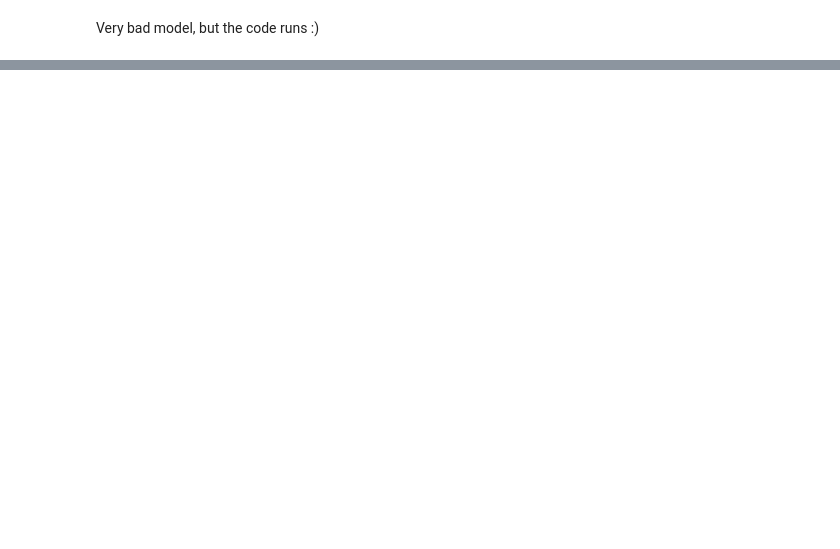
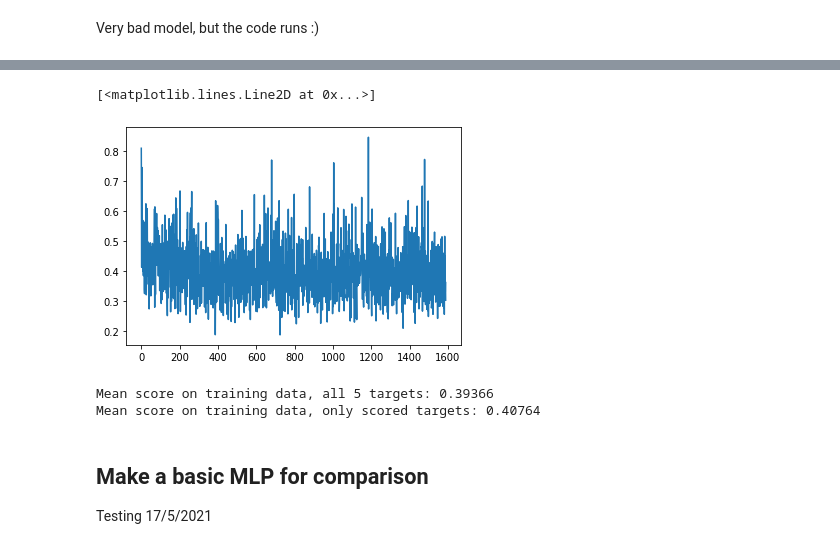
Before and after one commit to Samicus/Adv_ML_Project, a Jupyter notebook: testEDA_pontus.ipynb, the cells around one changed output, grey strips where cells are left out. Saved outputs shown, nothing was run; the diff lists cells and outputs as text; code cells hidden in the pictures; blank space fills up the shorter version.

Commit message:
included distance matrix in GraphConv, added basic MLP model for comparison, ran training on filtered data

```diff
--- a/testEDA_pontus.ipynb
+++ b/testEDA_pontus.ipynb
@@ -703,0 +809,32 @@ Mean score on training data, only scored targets: 0.54083
+# %%
+# Instantiate GNN model, optimizer and loss function
+model_test = GNN_test(hidden_channels=64)
+print(model_test)
+optimizer = torch.optim.Adam(model_test.parameters(), lr=0.01) # Adjust learning rate
+criterion = MCRMSE_single # Mean column-wise root mean square error (MCRMSE) loss
+losses = []
+# Define trainer function for GNN
+def run_training_test(X_data, Adj_data, D_data):
+    model_test.train()
+    running_loss = 0 # For printing training loss
+    for ix in range(len(X_data)):  # Iterate over samples in the training dataset
+        out = model_test(X_data[ix,:,:], Adj_data[ix,:,:], D_data) # Perform a single forward pass.
+    # out = model_test(X_data, Adj_data) # all in one pass, no for loop
+        loss = criterion(torch.tensor(y_train[ix,:,:].astype(float)), out)  # Compute the loss. Convert target vector to float (apparently important for back-propagation)
+        loss.backward()  # Derive gradients
+        optimizer.step()  # Update parameters based on gradients
+        optimizer.zero_grad()  # Clear gradients
+
+        # Print statistics
+        running_loss += loss.item()
+        if ix % 200 == 199:    # Print average loss every 200 mini-batches (every 200 samples in this case)
+            print('[sample %5d] loss: %.3f' %
+                    (ix + 1, running_loss / 200))
+            running_loss = 0.0 # Reset running loss
+        # Save loss
+        losses.append(loss.detach().numpy())
+# Convert training data inputs to pytorch tensors and run training
+X_torch = torch.tensor(X.astype(np.float32))
+Adj_torch = torch.tensor(A_pairs.astype(np.float32))
+D_torch = torch.tensor(D.astype(np.float32))
+run_training_test(X_torch, Adj_torch, D_torch)
@@ -703,0 +856,5 @@ Mean score on training data, only scored targets: 0.54083
+# %%
+plt.plot(losses)
+# %% [output]
+[<matplotlib.lines.Line2D at 0x...>]
+[figure, added]
@@ -703,0 +884,9 @@ Mean score on training data, only scored targets: 0.54083
+# %%
+print(f"Mean score on training data, all 5 targets: {float(torch.mean(training_score)):.5}")
+print(f"Mean score on training data, only scored targets: {float(torch.mean(training_score_only_scored)):.5}")
+# %% [output]
+Mean score on training data, all 5 targets: 0.39366
+Mean score on training data, only scored targets: 0.40764
+# %% [markdown]
+## Make a basic MLP for comparison
+Testing 17/5/2021
```
Also changed, not shown: parts of 28 cells of this notebook.
